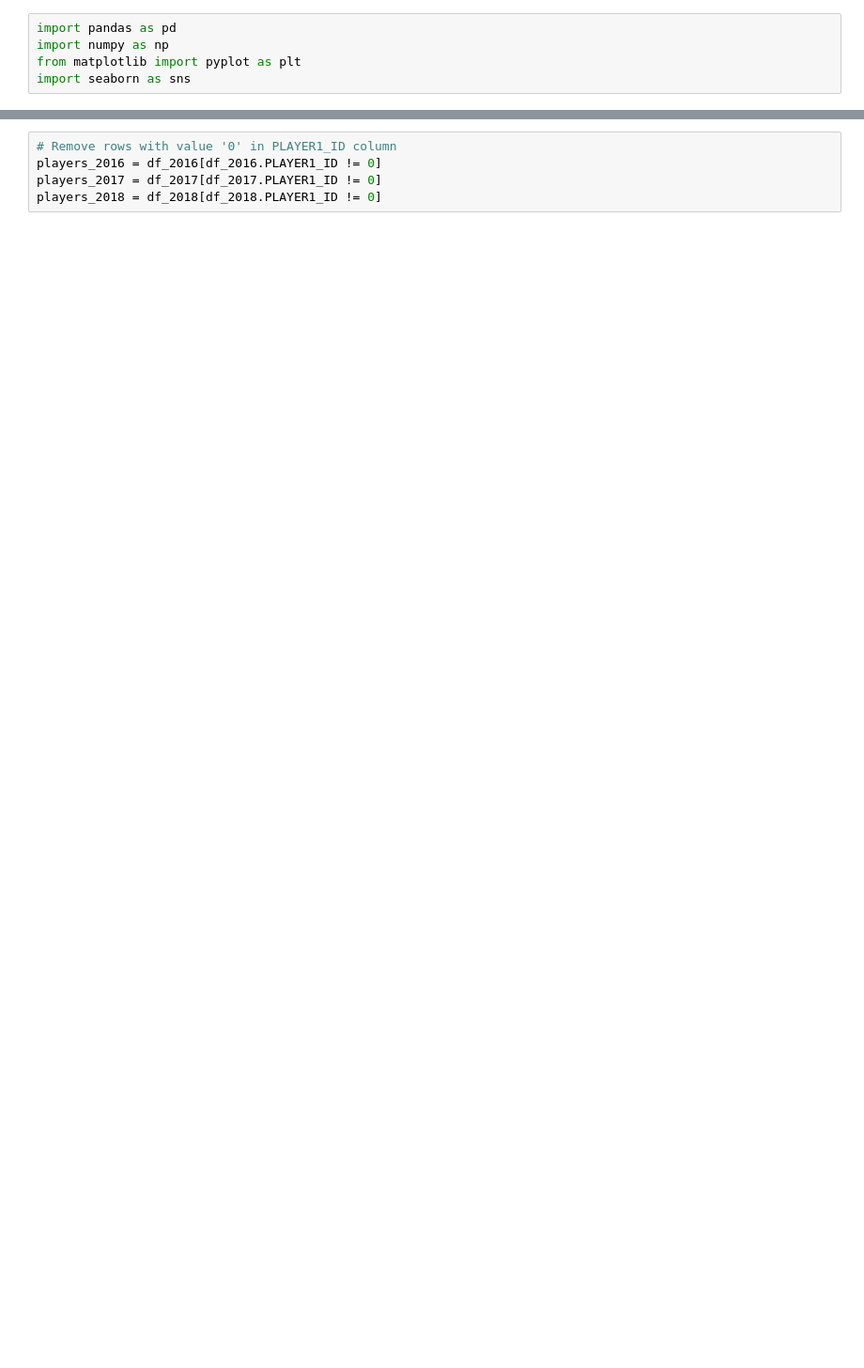
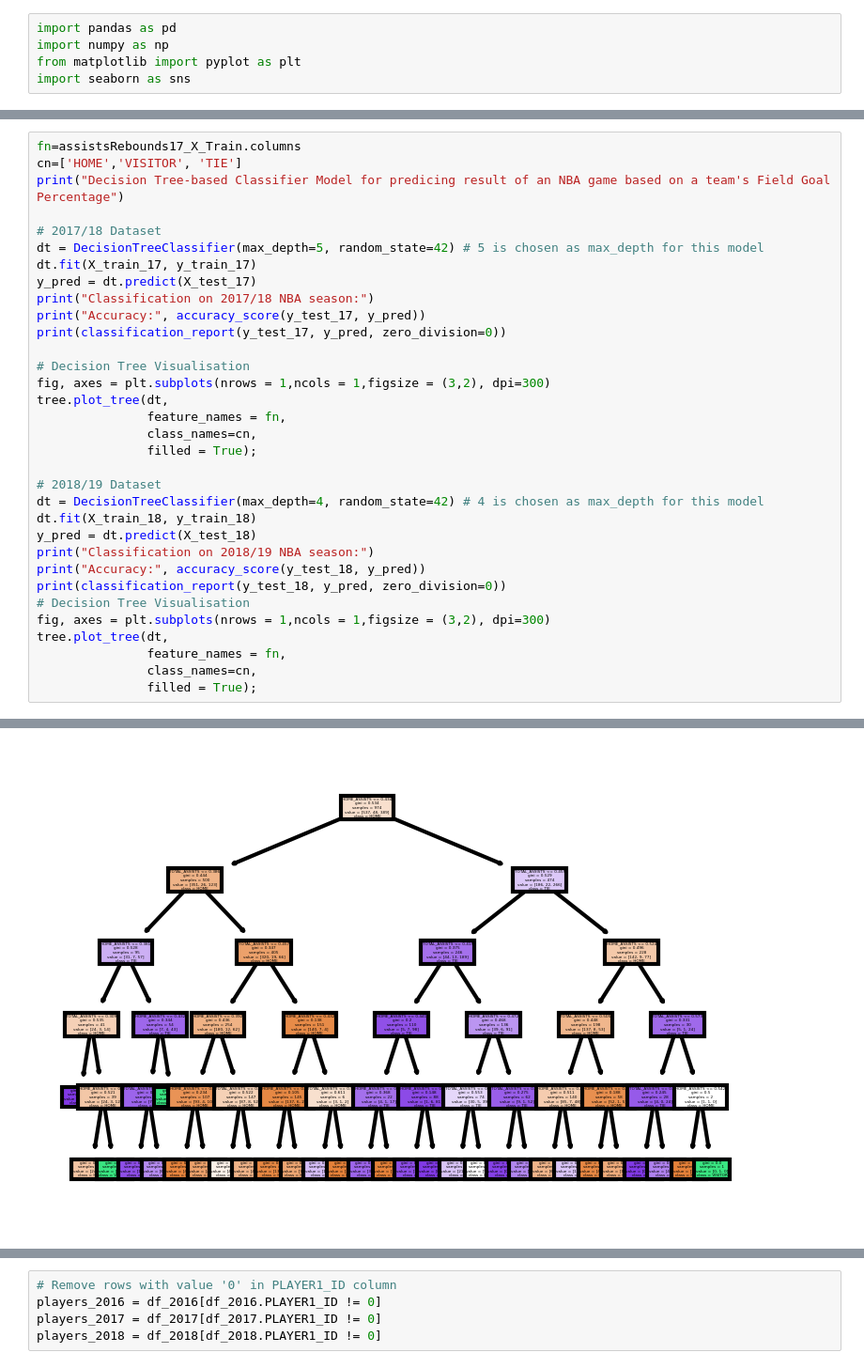
Before and after one commit to xctannn/ai-project, a Jupyter notebook: Question3.ipynb, the cells around one changed output, grey strips where cells are left out. Shown at 94% size. Drawn from its saved outputs; the diff is of its cells as text; blank space fills up the shorter version.

```diff
--- a/Question3.ipynb
+++ b/Question3.ipynb
@@ -122,0 +289,34 @@ Text(0, 0.5, 'Fouls Committed Against')
+# %%
+fn=assistsRebounds17_X_Train.columns
+cn=['HOME','VISITOR', 'TIE']
+print("Decision Tree-based Classifier Model for predicing result of an NBA game based on a team's Field Goal Percentage")
+
+# 2017/18 Dataset
+dt = DecisionTreeClassifier(max_depth=5, random_state=42) # 5 is chosen as max_depth for this model
+dt.fit(X_train_17, y_train_17)
+y_pred = dt.predict(X_test_17)
+print("Classification on 2017/18 NBA season:")
+print("Accuracy:", accuracy_score(y_test_17, y_pred))
+print(classification_report(y_test_17, y_pred, zero_division=0))
+
+# Decision Tree Visualisation
+fig, axes = plt.subplots(nrows = 1,ncols = 1,figsize = (3,2), dpi=300)
+tree.plot_tree(dt,
+               feature_names = fn,
+               class_names=cn,
+               filled = True);
+
+# 2018/19 Dataset
+dt = DecisionTreeClassifier(max_depth=4, random_state=42) # 4 is chosen as max_depth for this model
+dt.fit(X_train_18, y_train_18)
+y_pred = dt.predict(X_test_18)
+print("Classification on 2018/19 NBA season:")
+print("Accuracy:", accuracy_score(y_test_18, y_pred))
+print(classification_report(y_test_18, y_pred, zero_division=0))
+# Decision Tree Visualisation
+fig, axes = plt.subplots(nrows = 1,ncols = 1,figsize = (3,2), dpi=300)
+tree.plot_tree(dt,
+               feature_names = fn,
+               class_names=cn,
+               filled = True);
+# %% [output]
@@ -122,0 +340 @@ Text(0, 0.5, 'Fouls Committed Against')
+[figure, added]
```
Also changed, not shown: parts of 126 cells of this notebook.
